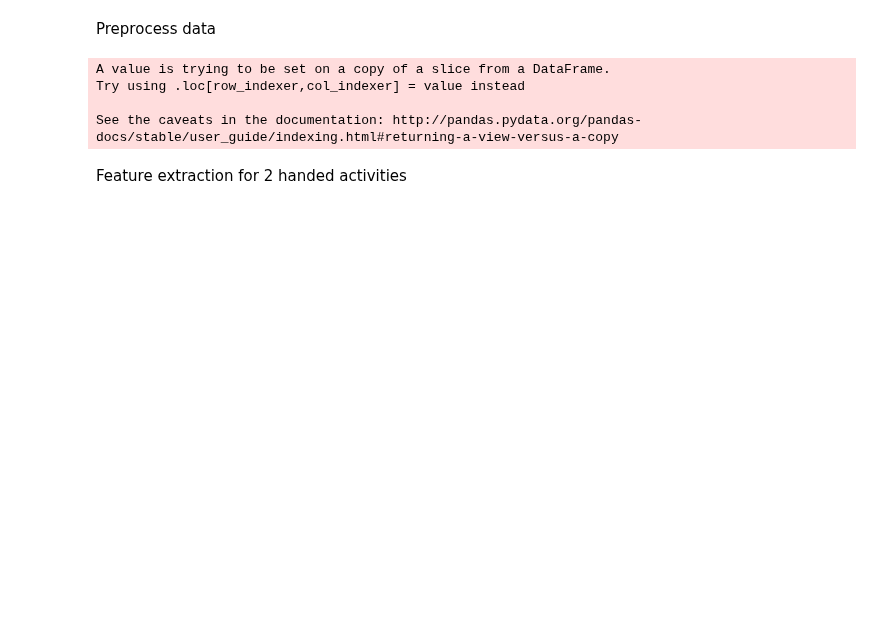
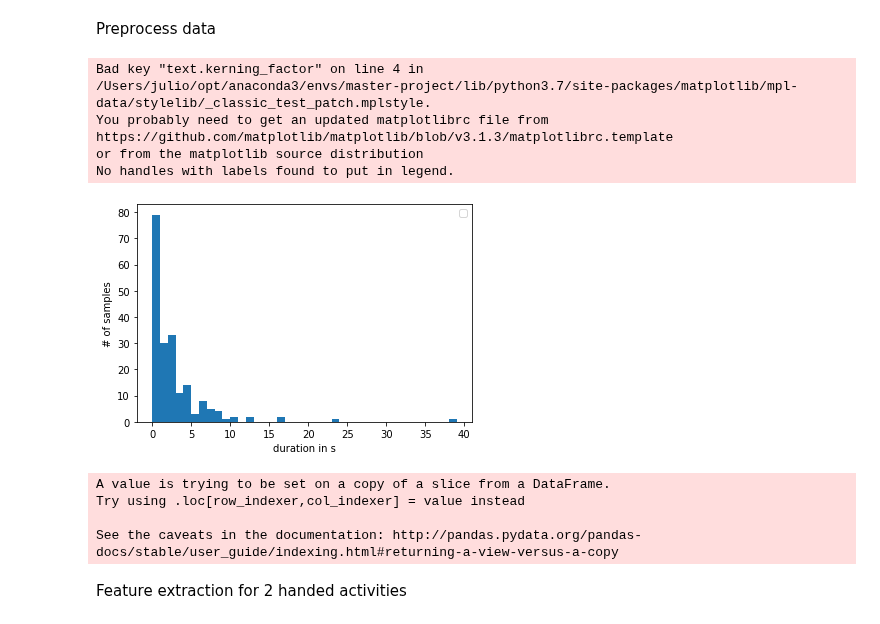
Before and after one commit to mp-mental-health-2020/mp-mental-health-2020, a Jupyter notebook: src/experiments/Supervised Classification.ipynb, the cells around one changed output. Saved outputs shown, nothing was run; the diff lists cells and outputs as text; code cells hidden in the pictures; blank space fills up the shorter version.

```diff
--- a/src/experiments/Supervised Classification.ipynb
+++ b/src/experiments/Supervised Classification.ipynb
@@ -39,6 +56,20 @@ for dir in experiment_dirs:
         #null_chunks[key] += [df.iloc[int(annotation["start"]*sample_rate):int(annotation["end"]*sample_rate)] for i, annotation in y_user.iterrows()]
 # %% [markdown]
 Preprocess data
+# %%
+plt.hist([len(c)/50 for c in null_chunks["right"]], bins=range(0,40))
+plt.xlabel("duration in s")
+plt.ylabel("# of samples")
+plt.legend()
+plt.show()
+# %% [output]
+Bad key "text.kerning_factor" on line 4 in
+/Users/julio/opt/anaconda3/envs/master-project/lib/python3.7/site-packages/matplotlib/mpl-data/stylelib/_classic_test_patch.mplstyle.
+You probably need to get an updated matplotlibrc file from
+https://github.com/matplotlib/matplotlib/blob/v3.1.3/matplotlibrc.template
+or from the matplotlib source distribution
+No handles with labels found to put in legend.
+[figure, added]
 # %%
 # append the activity label (as int) and the action id to the dataframe
 # we need to do this to be able to extract time series features later
```
Also changed, not shown: parts of 33 cells of this notebook, 2 other files.
